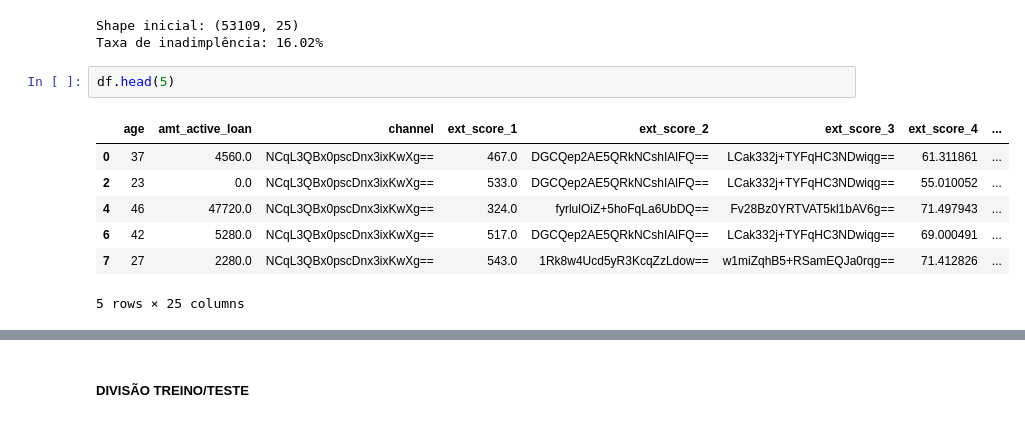
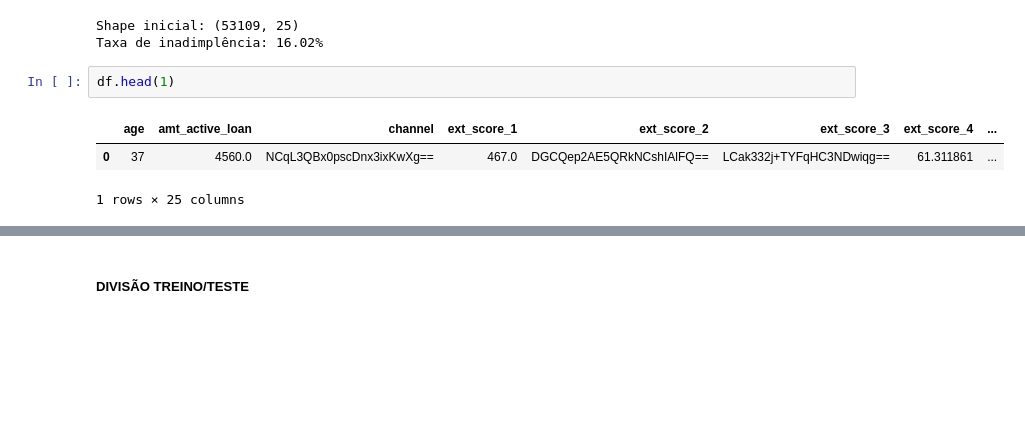
Before and after one commit to josieleferreira/credito_fintech, a Jupyter notebook: notebooks/Modelo_final.ipynb, the cells around one changed output, grey strips where cells are left out. Saved outputs shown, nothing was run; the diff lists cells and outputs as text; blank space fills up the shorter version.

```diff
--- a/notebooks/Modelo_final.ipynb
+++ b/notebooks/Modelo_final.ipynb
@@ -122,12 +140,8 @@ print(f"Taxa de inadimplência: {df['default'].mean():.2%}")
 Shape inicial: (53109, 25)
 Taxa de inadimplência: 16.02%
 # %%
-df.head(5)
+df.head(1)
 # %% [output]
 |  | age | amt_active_loan | channel | ext_score_1 | ext_score_2 | ext_score_3 | ext_score_4 | ... |
 | 0 | 37 | 4560.0 | NCqL3QBx0pscDnx3ixKwXg== | 467.0 | DGCQep2AE5QRkNCshIAlFQ== | LCak332j+TYFqHC3NDwiqg== | 61.311861 | ... |
-| 2 | 23 | 0.0 | NCqL3QBx0pscDnx3ixKwXg== | 533.0 | DGCQep2AE5QRkNCshIAlFQ== | LCak332j+TYFqHC3NDwiqg== | 55.010052 | ... |
-| 4 | 46 | 47720.0 | NCqL3QBx0pscDnx3ixKwXg== | 324.0 | fyrlulOiZ+5hoFqLa6UbDQ== | Fv28Bz0YRTVAT5kl1bAV6g== | 71.497943 | ... |
-| 6 | 42 | 5280.0 | NCqL3QBx0pscDnx3ixKwXg== | 517.0 | DGCQep2AE5QRkNCshIAlFQ== | LCak332j+TYFqHC3NDwiqg== | 69.000491 | ... |
-| 7 | 27 | 2280.0 | NCqL3QBx0pscDnx3ixKwXg== | 543.0 | 1Rk8w4Ucd5yR3KcqZzLdow== | w1miZqhB5+RSamEQJa0rqg== | 71.412826 | ... |
-5 rows × 25 columns
+1 rows × 25 columns
```
Also changed, not shown: parts of 55 cells of this notebook, 2 other files.
